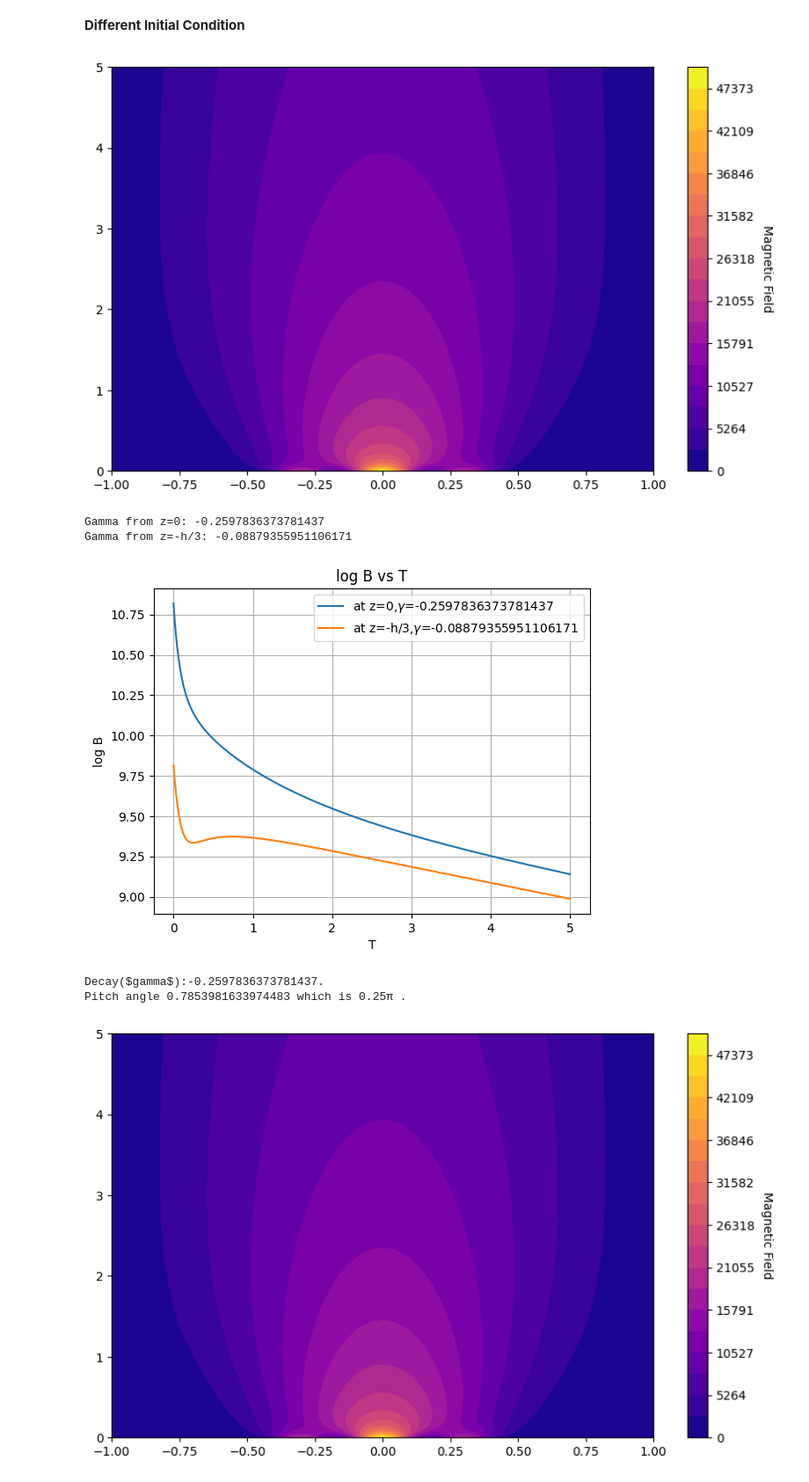
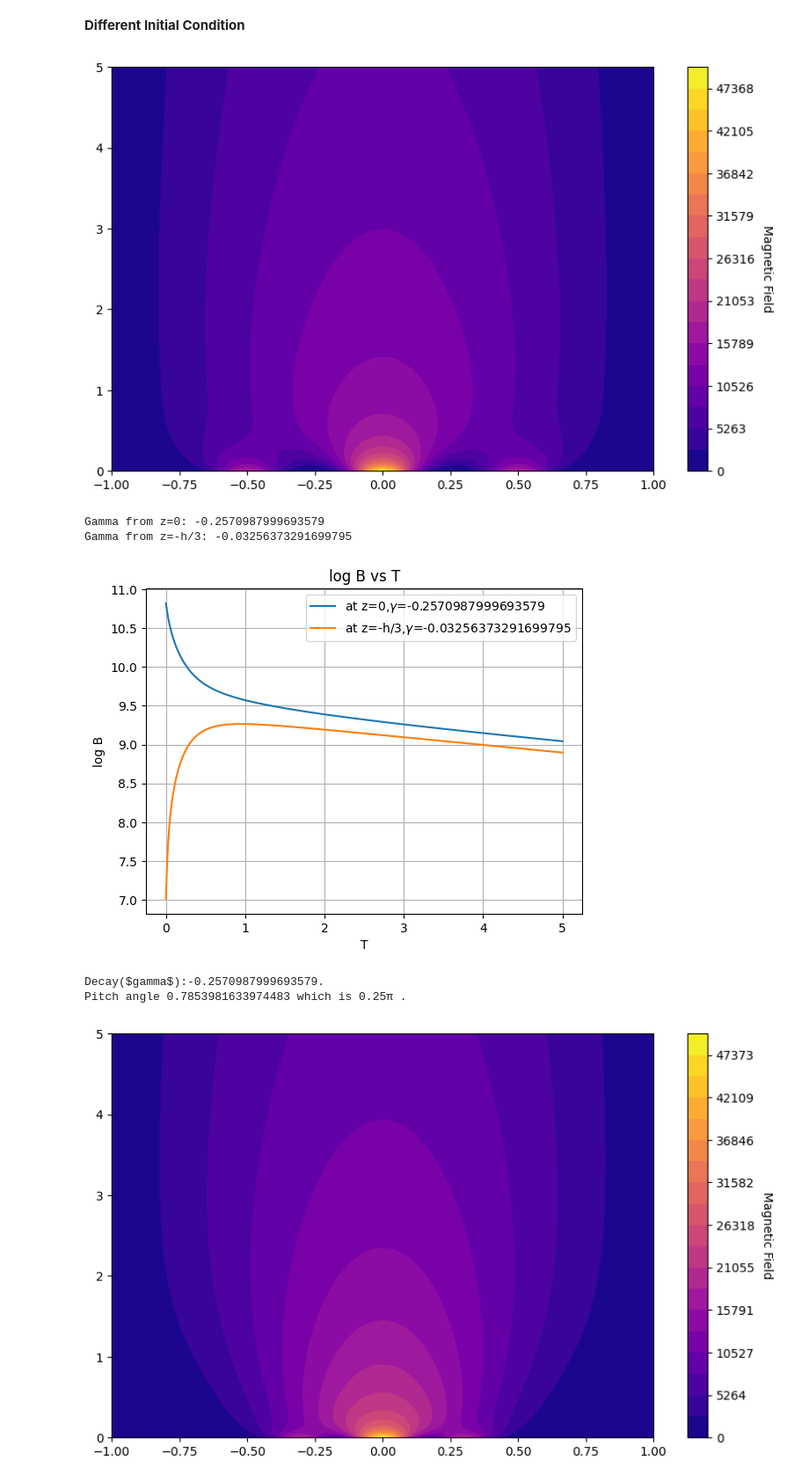
Before and after one commit to dimo192/dimo192.github.io, a Jupyter notebook: final.ipynb, the cells around one changed output. Shown at 88% size. Saved outputs shown, nothing was run; the diff lists cells and outputs as text; code cells hidden in the pictures.

```diff
--- a/final.ipynb
+++ b/final.ipynb
@@ -75,23 +75,43 @@ Nx = 200   # Number of spatial grid points
 Nt = 1000    # Number of time steps
 # %%
 
-def initial_condition(x,amp=50000):#sin wave
-    return amp * np.sin(np.pi *(x+1)/2)
+def initial_condition(x):
+    return 50000 * np.sin(np.pi *(x+1)/2)
 def boundary_conditions(B):
     B[0] = 0
     B[-1] = 0
+def create_A(r, Nx):
+    A = np.zeros((Nx - 1, Nx - 1))
+    for i in range(Nx - 1):
+        A[i, i] = 1 + 2 * r
+        if i > 0:
+            A[i, i - 1] = -r
+        if i < Nx - 2:
+            A[i, i + 1] = -r
+    return A
+def create_B_matrix(r, Nx):
+    B_matrix = np.zeros((Nx - 1, Nx - 1))
+    for i in range(Nx - 1):
+        B_matrix[i, i] = 1 - 2 * r
+        if i > 0:
+            B_matrix[i, i - 1] = r
+        if i < Nx - 2:
+            B_matrix[i, i + 1] = r
+    return B_matrix
 def crank_nicolson_magnetic_diffusion(x,t,eta, Nx, Nt, L, T,initial,boundary):
     dx = L / Nx
     dt = T / Nt
     r = eta * dt / (2 * dx**2)
     B = np.zeros((Nx+1, Nt+1))
     B[:, 0] = initial(x)
-    A = np.diag((1 + 2 * r) * np.ones(Nx-1)) + np.diag(-r * np.ones(Nx-2), 1) + np.diag(-r * np.ones(Nx-2), -1)
-    B_matrix = np.diag((1 - 2 * r) * np.ones(Nx-1)) + np.diag(r * np.ones(Nx-2), 1) + np.diag(r * np.ones(Nx-2), -1)
+    A =create_A(r,Nx)
+    B_matrix = create_B_matrix(r,Nx)
     for j in range(Nt):
         boundary(B[:, j])
         B[1:-1, j+1] = np.linalg.solve(A, np.dot(B_matrix, B[1:-1, j]))
     return B
+
+
 def calculate_B_i(eta,Nx,Nt,L,T,method=crank_nicolson_magnetic_diffusion,initial=initial_condition,boundary=boundary_conditions,show_graph=1):
     # Grid
     x = np.linspace(-1, 1, Nx+1)  # Normalized spatial grid
@@ -181,16 +215,16 @@ Pitch angle 0.7853981633974483 which is 0.25π .
 # %%
 def three_peak_initial(x,amp=50000):
     peak1 = np.exp(-(x  / 0.1) ** 2)  # Peak at x = 0; x is normalised
-    peak2 = np.exp(-((x + 0.3) / 0.1) ** 2)  # Peak at x = -0.3
-    peak3 = np.exp(-((x - 0.3) / 0.1) ** 2)  # Peak at x = 0.3
+    peak2 = np.exp(-((x + 0.5) / 0.1) ** 2)  # Peak at x = -0.5
+    peak3 = np.exp(-((x - 0.5) / 0.1) ** 2)  # Peak at x = 0.5
     return amp*(1 * peak1 + 0.4 * peak2 + 0.4 * peak3)
 B_z_3_peak=plot_all(eta,Nx,Nt,L,T,calculate_B_i,crank_nicolson_magnetic_diffusion,three_peak_initial,boundary_conditions,1,1)
 # %% [output]
-[figure, old version]
+[figure, new version]
-Gamma from z=0: -0.2597836373781437
-Gamma from z=-h/3: -0.08879355951106171
+Gamma from z=0: -0.2570987999693579
+Gamma from z=-h/3: -0.03256373291699795
-[figure, old version]
+[figure, new version]
-Decay($gamma$):-0.2597836373781437.
+Decay($gamma$):-0.2570987999693579.
 Pitch angle 0.7853981633974483 which is 0.25π .
 # %%
 def one_peak_initial(x,amp=50000):
```
Also changed, not shown: parts of 2 cells of this notebook, 8 other files.
